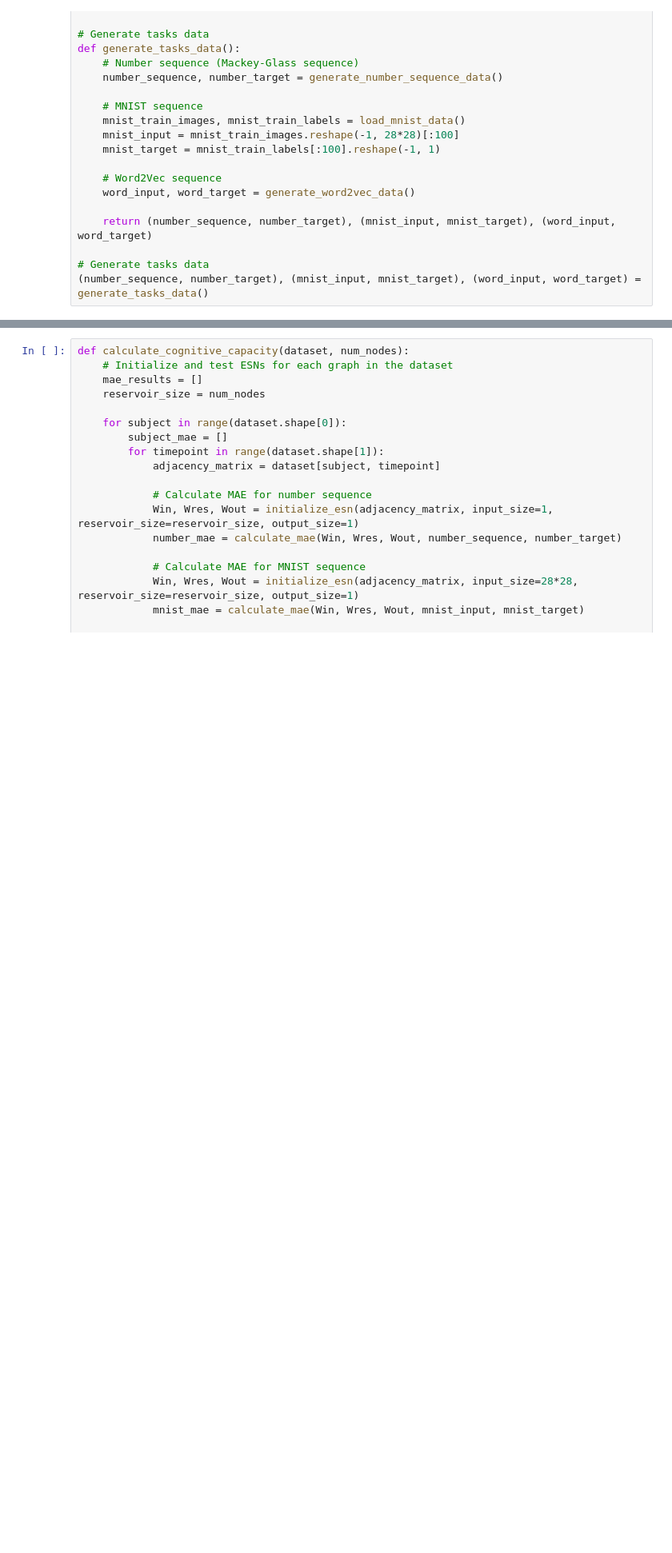
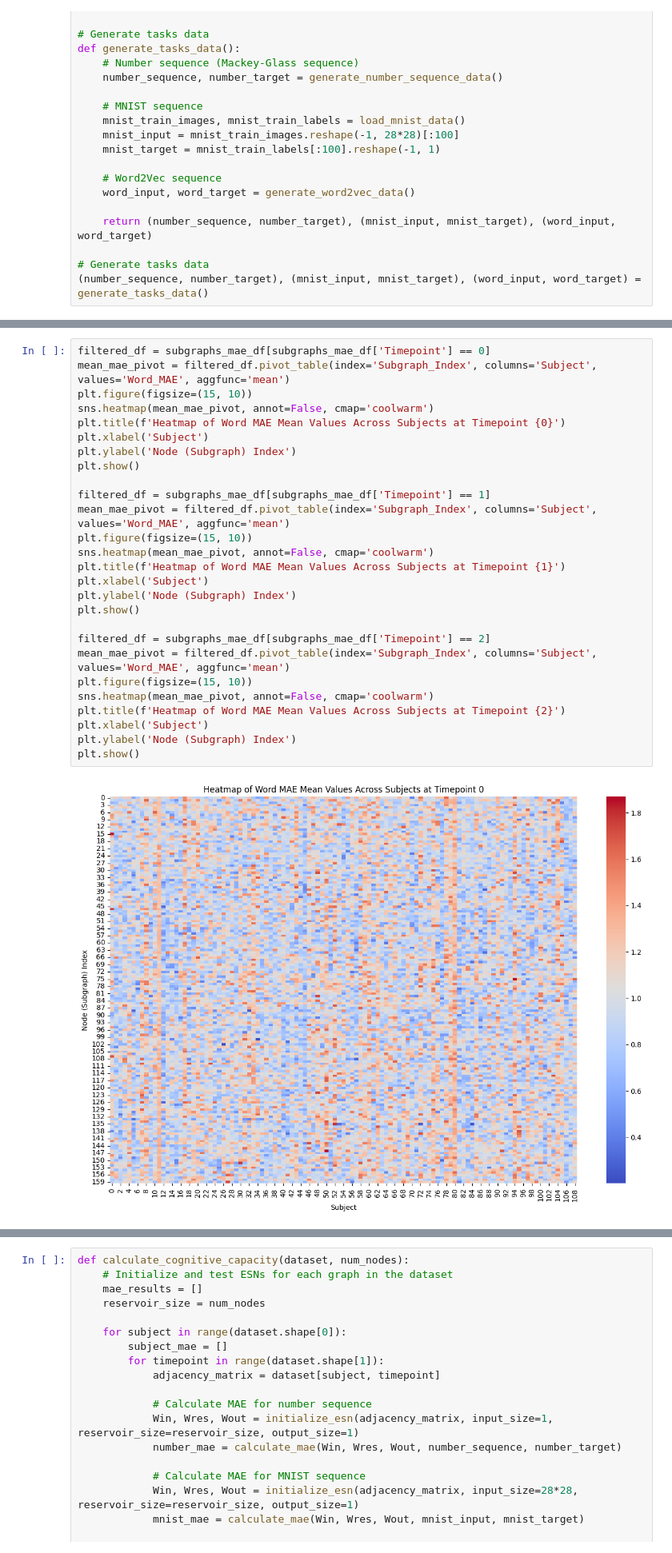
Before and after one commit to GitaAyu06/Cog-GNN, a Jupyter notebook: cognitive_property-analysis.ipynb, the cells around one changed output, grey strips where cells are left out. Shown at 80% size. Drawn from its saved outputs; the diff is of its cells as text; blank space fills up the shorter version.

```diff
--- a/cognitive_property-analysis.ipynb
+++ b/cognitive_property-analysis.ipynb
@@ -267,0 +451,29 @@ def generate_tasks_data():
+# %%
+filtered_df = subgraphs_mae_df[subgraphs_mae_df['Timepoint'] == 0]
+mean_mae_pivot = filtered_df.pivot_table(index='Subgraph_Index', columns='Subject', values='Word_MAE', aggfunc='mean')
+plt.figure(figsize=(15, 10))
+sns.heatmap(mean_mae_pivot, annot=False, cmap='coolwarm')
+plt.title(f'Heatmap of Word MAE Mean Values Across Subjects at Timepoint {0}')
+plt.xlabel('Subject')
+plt.ylabel('Node (Subgraph) Index')
+plt.show()
+
+filtered_df = subgraphs_mae_df[subgraphs_mae_df['Timepoint'] == 1]
+mean_mae_pivot = filtered_df.pivot_table(index='Subgraph_Index', columns='Subject', values='Word_MAE', aggfunc='mean')
+plt.figure(figsize=(15, 10))
+sns.heatmap(mean_mae_pivot, annot=False, cmap='coolwarm')
+plt.title(f'Heatmap of Word MAE Mean Values Across Subjects at Timepoint {1}')
+plt.xlabel('Subject')
+plt.ylabel('Node (Subgraph) Index')
+plt.show()
+
+filtered_df = subgraphs_mae_df[subgraphs_mae_df['Timepoint'] == 2]
+mean_mae_pivot = filtered_df.pivot_table(index='Subgraph_Index', columns='Subject', values='Word_MAE', aggfunc='mean')
+plt.figure(figsize=(15, 10))
+sns.heatmap(mean_mae_pivot, annot=False, cmap='coolwarm')
+plt.title(f'Heatmap of Word MAE Mean Values Across Subjects at Timepoint {2}')
+plt.xlabel('Subject')
+plt.ylabel('Node (Subgraph) Index')
+plt.show()
+# %% [output]
+[figure, added]
```
Also changed, not shown: parts of 15 cells of this notebook, 1 other file.
